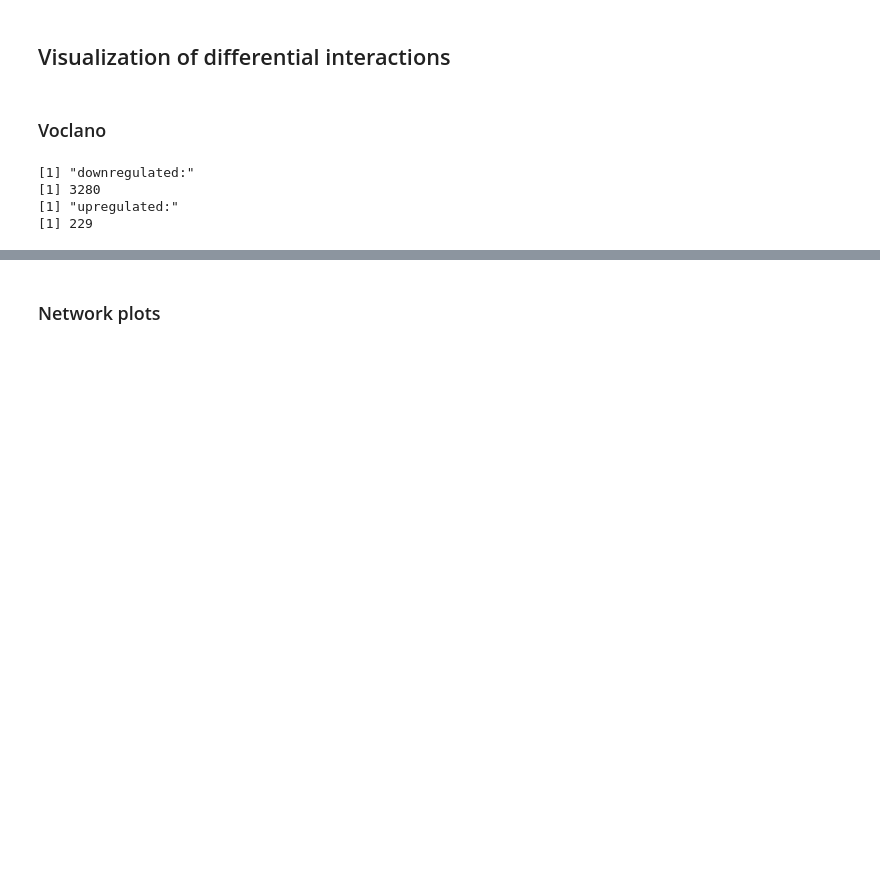
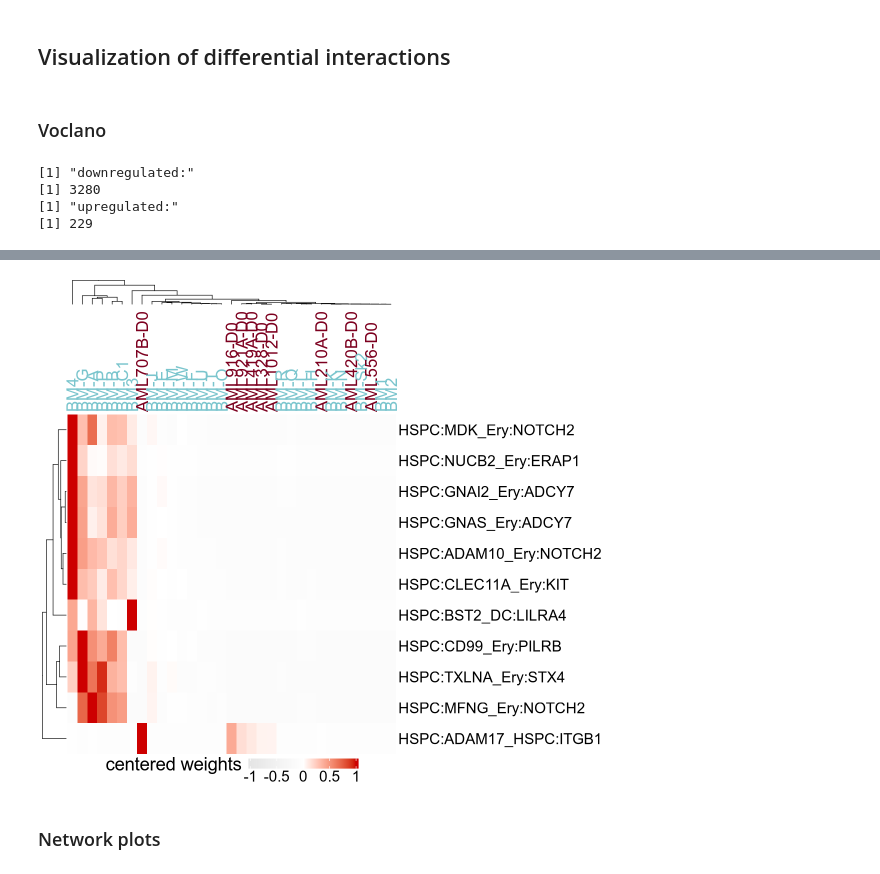
Before and after one commit to SoloveyMaria/community, a Jupyter notebook: docs/showcase_notebooks/vanGalen_Oetjen/visualization.ipynb, the cells around one changed output, grey strips where cells are left out. Cells and saved outputs as stored; diff of their text form; code cells hidden in the pictures; blank space fills up the shorter version.

```diff
--- a/docs/showcase_notebooks/vanGalen_Oetjen/visualization.ipynb
+++ b/docs/showcase_notebooks/vanGalen_Oetjen/visualization.ipynb
@@ -61,3 +222,34 @@ plot_vulcano(interactions)
+# %%
+# heatmap of interactions weight of top differential interactions
+# top adjusted p value
+idx_topsign <- interactions$anno_interactions$p.adj %in% unique(sort(interactions$anno_interactions$p.adj))[1:300]
+idx_topdown <- interactions$anno_interactions$log2FC_weights < -1 & idx_topsign
+idx_topdown <- interactions$anno_interactions$interaction_ID %in% interactions$anno_interactions$interaction_ID[idx_topdown][1:10]
+
+# all upregulated interactions
+idx_topsign <- interactions$anno_interactions$p.adj %in% unique(sort(interactions$anno_interactions$p.adj))[1:500]
+idx_topup <- interactions$anno_interactions$log2FC_weights > 1 & idx_topsign
+idx_topup <- interactions$anno_interactions$interaction_ID %in% interactions$anno_interactions$interaction_ID[idx_topup][1:9]
+
+idx <- idx_topup | idx_topdown
+# %%
+# centred Heatmap
+set.seed(3)
+options(repr.plot.height = 8.5
+       ,repr.plot.width = 9.5
+       )
+plot_heatmap(interactions
+            ,which_interactions = idx
+            ,values_to_plot = "weights"
+            ,row_font_size =18
+            ,column_font_size = 20
+             ,centered = TRUE
+             ,color_values = circlize::colorRamp2(c(-1,0,1), c("gray90","white", "red3"))
+             ,legend_title_font_size = 22
+             ,labels_font_size = 18
+            )
+# %% [output]
+[figure, added]
 # %% [markdown]
 ### Network plots
 # %%
```
Also changed, not shown: parts of 36 cells of this notebook.
